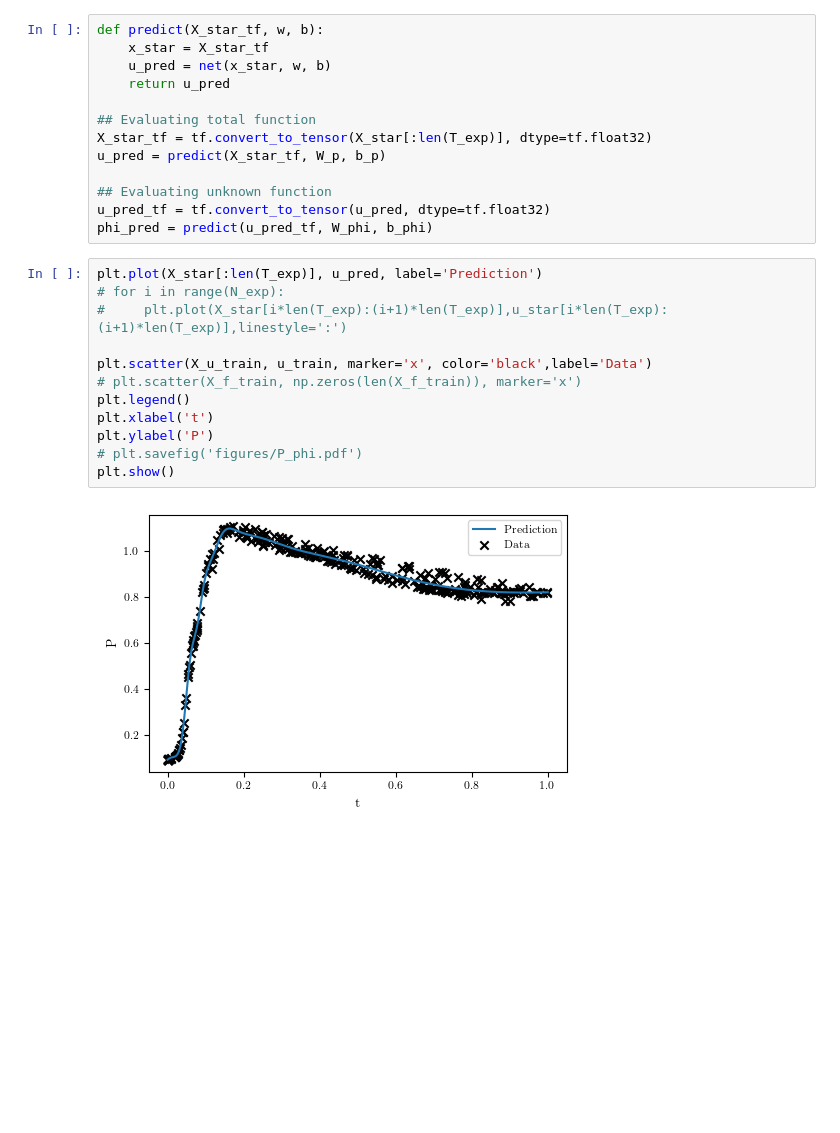
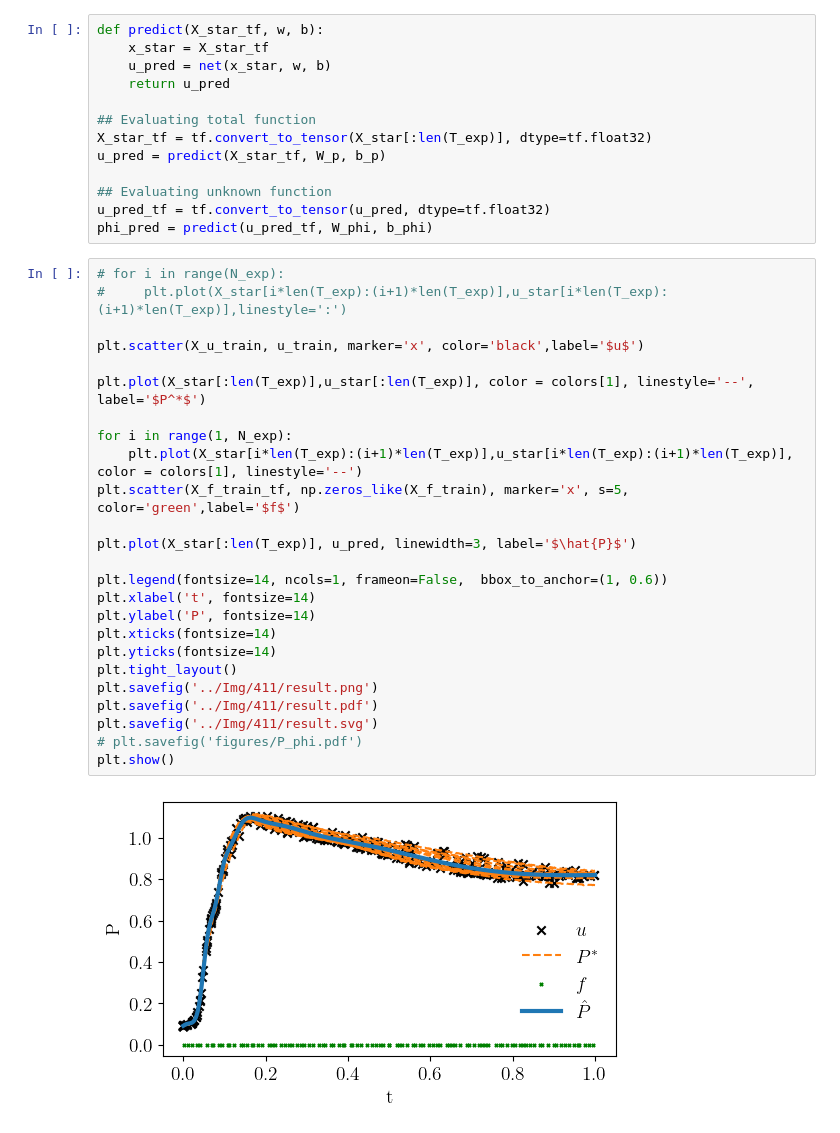
Before and after one commit to JuliaVicens/Bacterial_Growth, a Jupyter notebook: 07_141024_ED_InferingdPdT/InferingdPdTAdptativeWeight - Copy.ipynb, the cells around one changed output. Drawn from its saved outputs; the diff is of its cells as text; blank space fills up the shorter version.

```diff
--- a/07_141024_ED_InferingdPdT/InferingdPdTAdptativeWeight - Copy.ipynb
+++ b/07_141024_ED_InferingdPdT/InferingdPdTAdptativeWeight - Copy.ipynb
@@ -312,16 +372,29 @@ u_pred = predict(X_star_tf, W_p, b_p)
 u_pred_tf = tf.convert_to_tensor(u_pred, dtype=tf.float32)
 phi_pred = predict(u_pred_tf, W_phi, b_phi)
 # %%
-plt.plot(X_star[:len(T_exp)], u_pred, label='Prediction')
 # for i in range(N_exp):
 #     plt.plot(X_star[i*len(T_exp):(i+1)*len(T_exp)],u_star[i*len(T_exp):(i+1)*len(T_exp)],linestyle=':')
 
-plt.scatter(X_u_train, u_train, marker='x', color='black',label='Data')
-# plt.scatter(X_f_train, np.zeros(len(X_f_train)), marker='x')
-plt.legend()
-plt.xlabel('t')
-plt.ylabel('P')
+plt.scatter(X_u_train, u_train, marker='x', color='black',label='$u$')
+
+plt.plot(X_star[:len(T_exp)],u_star[:len(T_exp)], color = colors[1], linestyle='--', label='$P^*$')
+
+for i in range(1, N_exp):
+    plt.plot(X_star[i*len(T_exp):(i+1)*len(T_exp)],u_star[i*len(T_exp):(i+1)*len(T_exp)], color = colors[1], linestyle='--')
+plt.scatter(X_f_train_tf, np.zeros_like(X_f_train), marker='x', s=5, color='green',label='$f$')
+
+plt.plot(X_star[:len(T_exp)], u_pred, linewidth=3, label='$\hat{P}$')
+
+plt.legend(fontsize=14, ncols=1, frameon=False,  bbox_to_anchor=(1, 0.6))
+plt.xlabel('t', fontsize=14)
+plt.ylabel('P', fontsize=14)
+plt.xticks(fontsize=14)
+plt.yticks(fontsize=14)
+plt.tight_layout()
+plt.savefig('../Img/411/result.png')
+plt.savefig('../Img/411/result.pdf')
+plt.savefig('../Img/411/result.svg')
 # plt.savefig('figures/P_phi.pdf')
 plt.show()
 # %% [output]
-[figure, old version]
+[figure, new version]
```
Also changed, not shown: parts of 28 cells of this notebook, 33 other files.
